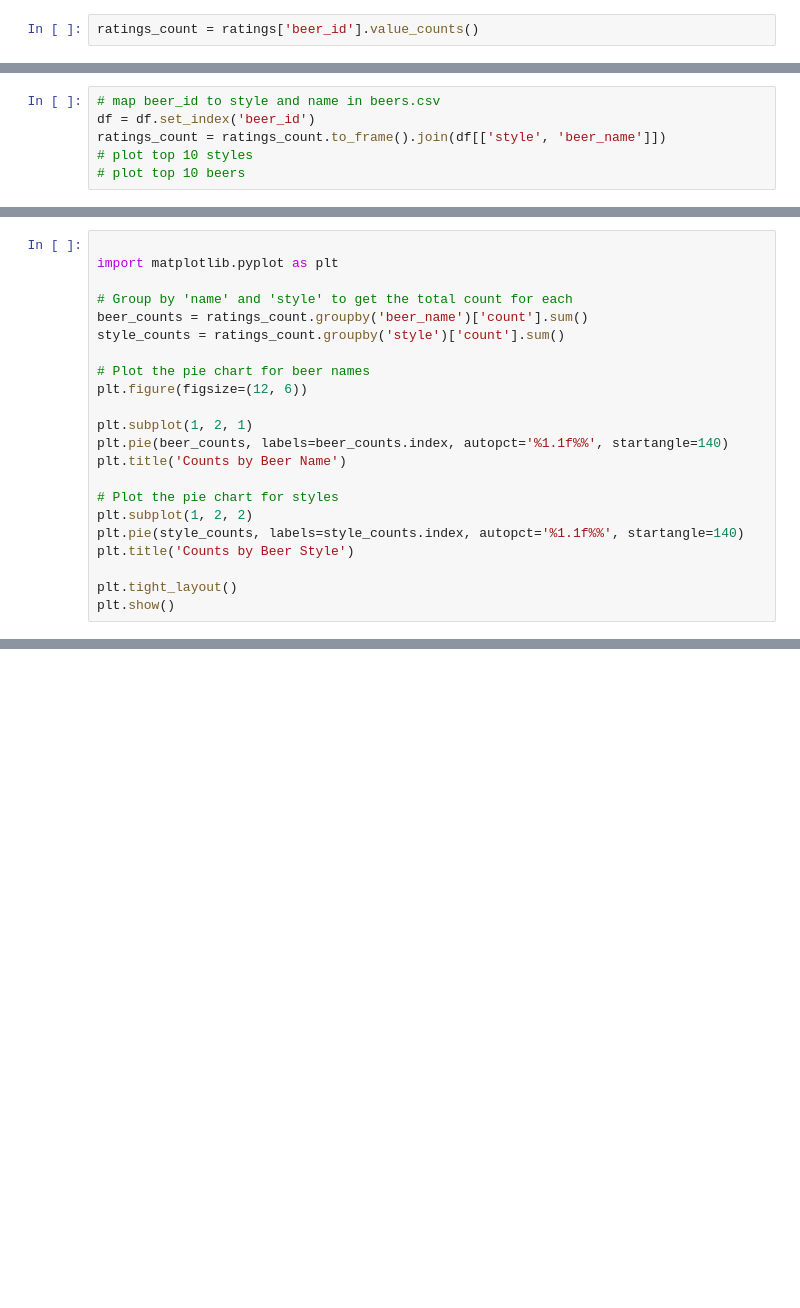
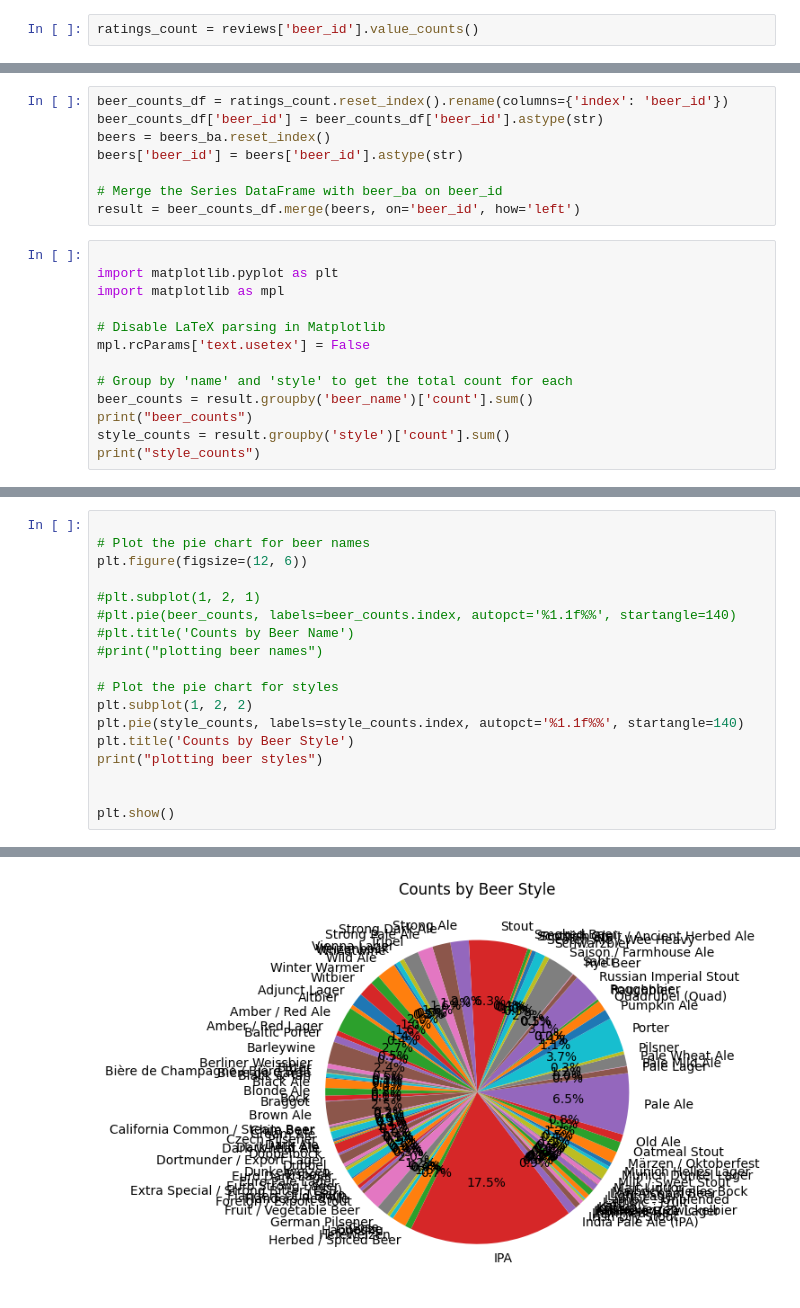
Before and after one commit to epfl-ada/ada-2024-project-databrewers, a Jupyter notebook: marin.ipynb, the cells around one changed output, grey strips where cells are left out. Cells and saved outputs as stored; diff of their text form; blank space fills up the shorter version.

```diff
--- a/marin.ipynb
+++ b/marin.ipynb
@@ -21,2 +88,2 @@ ratings = pd.read_csv('ratings.csv')
 # %%
-ratings_count = ratings['beer_id'].value_counts()
+ratings_count = reviews['beer_id'].value_counts()
@@ -31,6 +89,0 @@ Index(['beer_id', 'beer_name', 'brewery_id', 'brewery_name', 'style',
-# %%
-# map beer_id to style and name in beers.csv
-df = df.set_index('beer_id')
-ratings_count = ratings_count.to_frame().join(df[['style', 'beer_name']])
-# plot top 10 styles
-# plot top 10 beers
@@ -36,0 +99,21 @@ ratings_count = ratings_count.to_frame().join(df[['style', 'beer_name']])
+# %%
+beer_counts_df = ratings_count.reset_index().rename(columns={'index': 'beer_id'})
+beer_counts_df['beer_id'] = beer_counts_df['beer_id'].astype(str)
+beers = beers_ba.reset_index()
+beers['beer_id'] = beers['beer_id'].astype(str)
+
+# Merge the Series DataFrame with beer_ba on beer_id
+result = beer_counts_df.merge(beers, on='beer_id', how='left')
+# %%
+
+import matplotlib.pyplot as plt
+import matplotlib as mpl
+
+# Disable LaTeX parsing in Matplotlib
+mpl.rcParams['text.usetex'] = False
+
+# Group by 'name' and 'style' to get the total count for each
+beer_counts = result.groupby('beer_name')['count'].sum()
+print("beer_counts")
+style_counts = result.groupby('style')['count'].sum()
+print("style_counts")
@@ -37,23 +139,19 @@ ratings_count = ratings_count.to_frame().join(df[['style', 'beer_name']])
 # %%
-
-import matplotlib.pyplot as plt
-
-# Group by 'name' and 'style' to get the total count for each
-beer_counts = ratings_count.groupby('beer_name')['count'].sum()
-style_counts = ratings_count.groupby('style')['count'].sum()
 
 # Plot the pie chart for beer names
 plt.figure(figsize=(12, 6))
 
-plt.subplot(1, 2, 1)
-plt.pie(beer_counts, labels=beer_counts.index, autopct='%1.1f%%', startangle=140)
-plt.title('Counts by Beer Name')
+#plt.subplot(1, 2, 1)
+#plt.pie(beer_counts, labels=beer_counts.index, autopct='%1.1f%%', startangle=140)
+#plt.title('Counts by Beer Name')
+#print("plotting beer names")
 
 # Plot the pie chart for styles
 plt.subplot(1, 2, 2)
 plt.pie(style_counts, labels=style_counts.index, autopct='%1.1f%%', startangle=140)
 plt.title('Counts by Beer Style')
+print("plotting beer styles")
 
-plt.tight_layout()
+
 plt.show()
 # %% [output]
@@ -60,0 +159 @@ Error:
+[figure, added]
```
Also changed, not shown: parts of 10 cells of this notebook.
